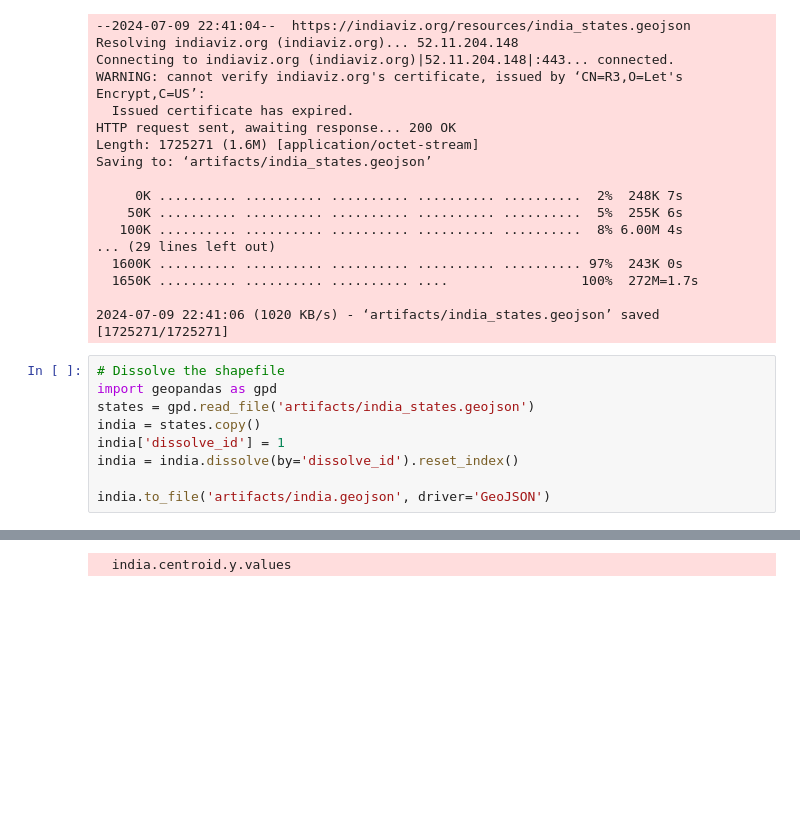
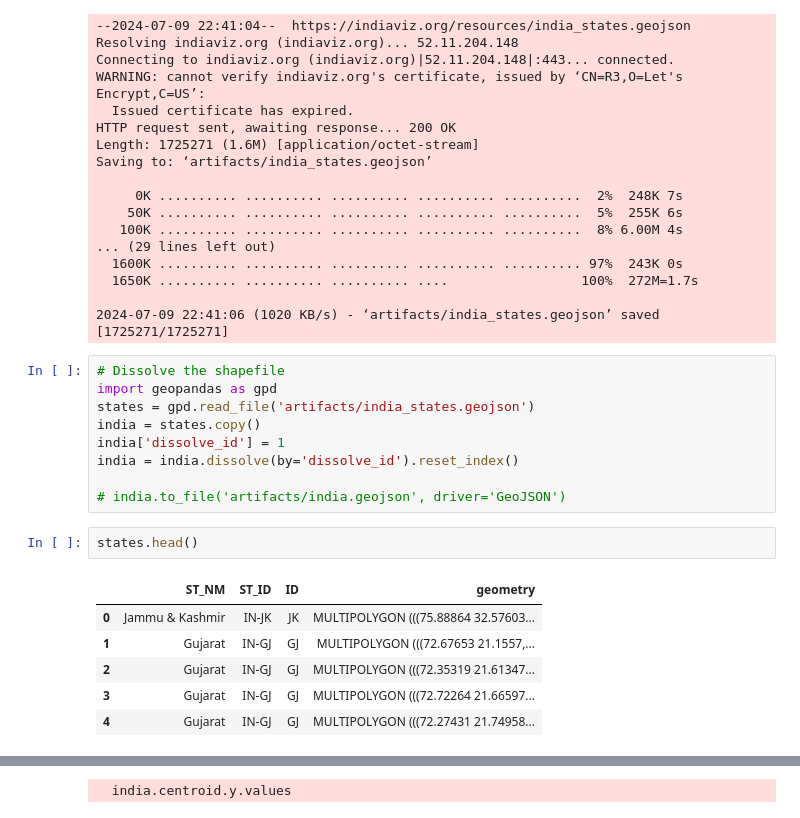
Before and after one commit to geovicco-dev/BhoonidhiSatelliteFootprintViewer, a Jupyter notebook: working.ipynb, the cells around one changed output, grey strips where cells are left out. Saved outputs shown, nothing was run; the diff lists cells and outputs as text; blank space fills up the shorter version.

```diff
--- a/working.ipynb
+++ b/working.ipynb
@@ -41,4 +41,13 @@ india = states.copy()
 india['dissolve_id'] = 1
 india = india.dissolve(by='dissolve_id').reset_index()
 
-india.to_file('artifacts/india.geojson', driver='GeoJSON')
+# india.to_file('artifacts/india.geojson', driver='GeoJSON')
+# %%
+states.head()
+# %% [output]
+|  | ST_NM | ST_ID | ID | geometry |
+| 0 | Jammu & Kashmir | IN-JK | JK | MULTIPOLYGON (((75.88864 32.57603... |
+| 1 | Gujarat | IN-GJ | GJ | MULTIPOLYGON (((72.67653 21.1557,... |
+| 2 | Gujarat | IN-GJ | GJ | MULTIPOLYGON (((72.35319 21.61347... |
+| 3 | Gujarat | IN-GJ | GJ | MULTIPOLYGON (((72.72264 21.66597... |
+| 4 | Gujarat | IN-GJ | GJ | MULTIPOLYGON (((72.27431 21.74958... |
```
Also changed, not shown: parts of 1 cell of this notebook, 3 other files.
